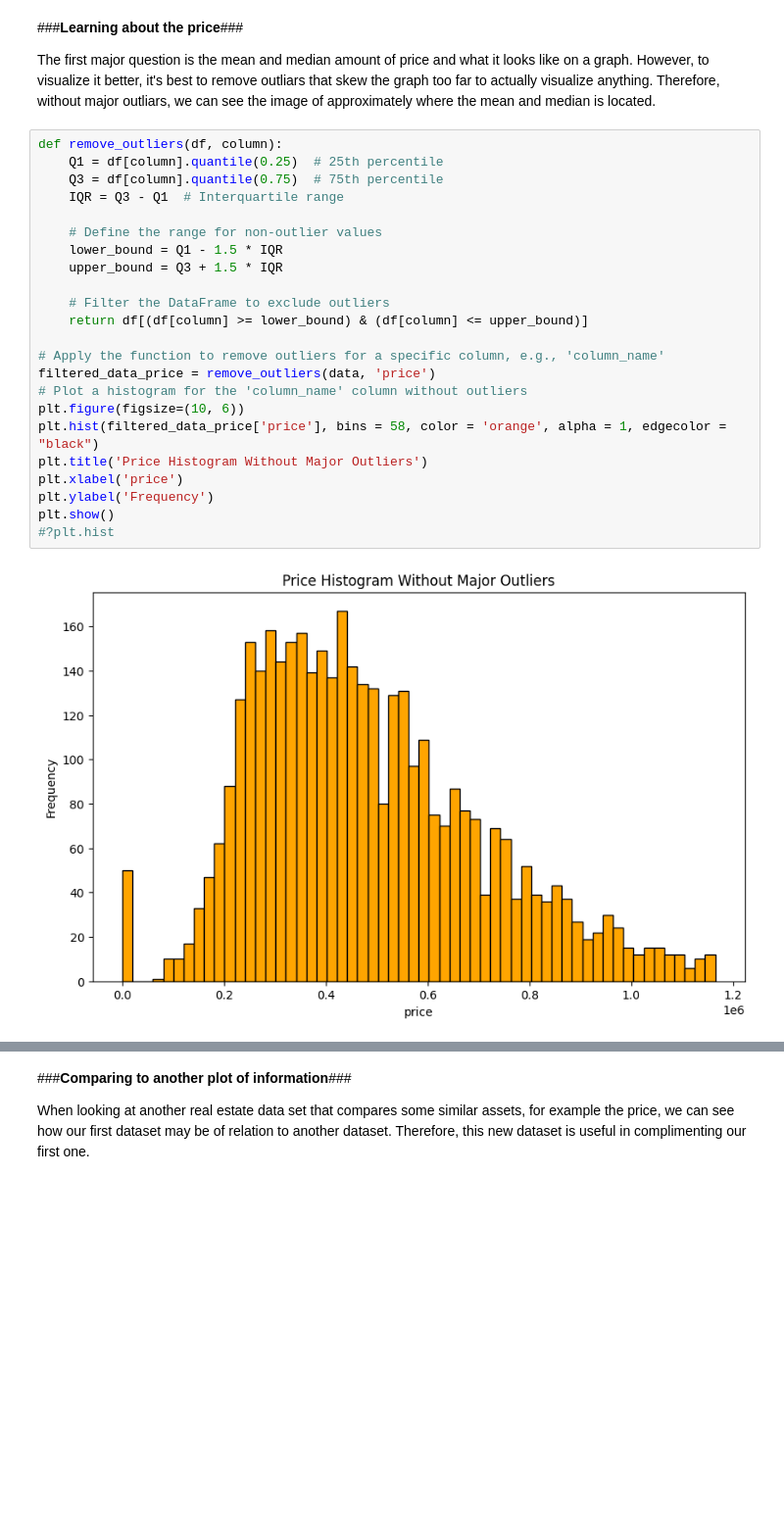
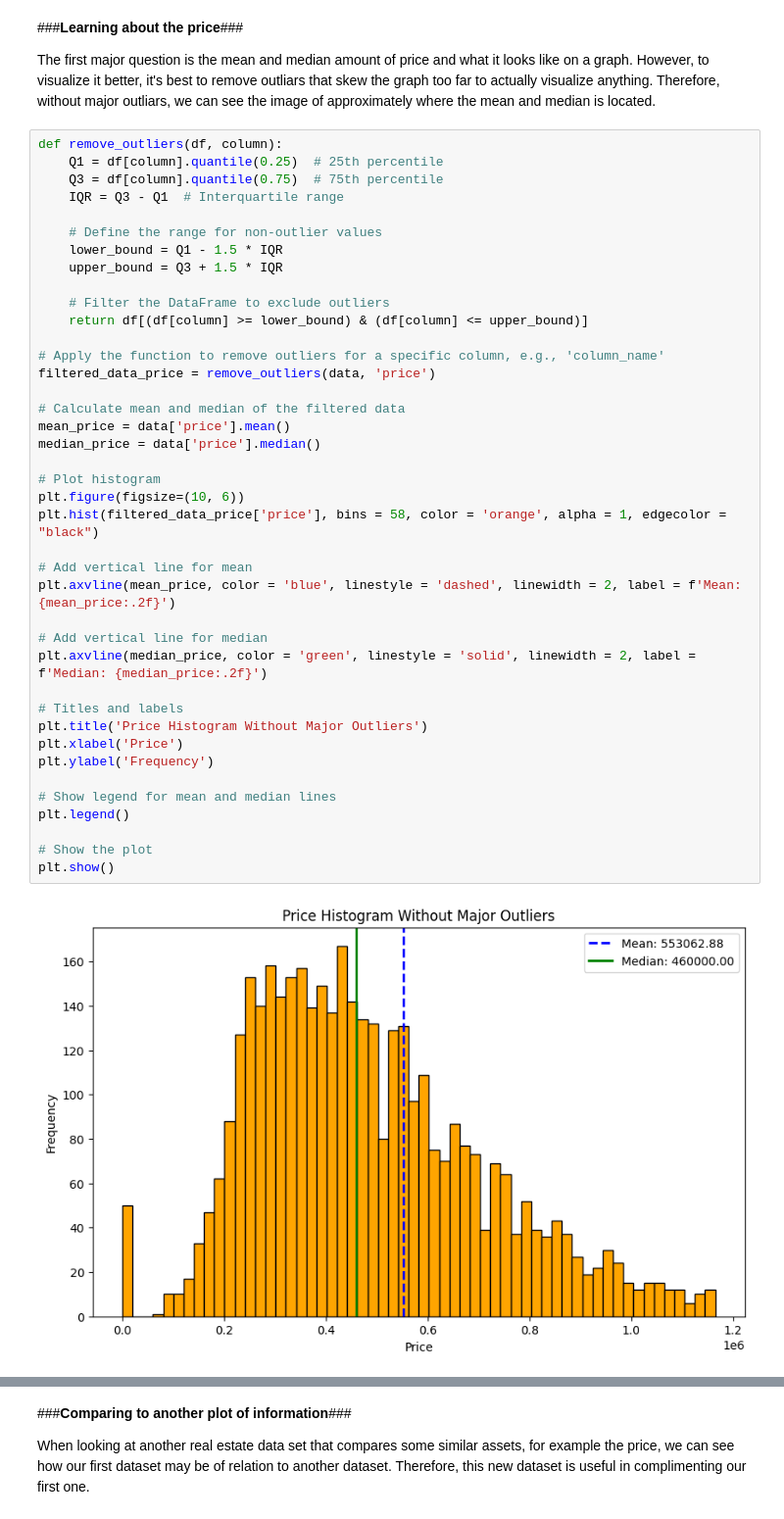
Before and after one commit to yorirocky/Getting_Into_Business, a Jupyter notebook: README.ipynb, the cells around one changed output, grey strips where cells are left out. Shown at 98% size. Drawn from its saved outputs; the diff is of its cells as text; blank space fills up the shorter version.

```diff
--- a/README.ipynb
+++ b/README.ipynb
@@ -186,25 +221,42 @@ The first major question is the mean and median amount of price and what it look
 # %%
 def remove_outliers(df, column):
     Q1 = df[column].quantile(0.25)  # 25th percentile
     Q3 = df[column].quantile(0.75)  # 75th percentile
     IQR = Q3 - Q1  # Interquartile range
 
     # Define the range for non-outlier values
     lower_bound = Q1 - 1.5 * IQR
     upper_bound = Q3 + 1.5 * IQR
 
     # Filter the DataFrame to exclude outliers
     return df[(df[column] >= lower_bound) & (df[column] <= upper_bound)]
 
 # Apply the function to remove outliers for a specific column, e.g., 'column_name'
 filtered_data_price = remove_outliers(data, 'price')
-# Plot a histogram for the 'column_name' column without outliers
+
+# Calculate mean and median of the filtered data
+mean_price = data['price'].mean()
+median_price = data['price'].median()
+
+# Plot histogram
 plt.figure(figsize=(10, 6))
 plt.hist(filtered_data_price['price'], bins = 58, color = 'orange', alpha = 1, edgecolor = "black")
+
+# Add vertical line for mean
+plt.axvline(mean_price, color = 'blue', linestyle = 'dashed', linewidth = 2, label = f'Mean: {mean_price:.2f}')
+
+# Add vertical line for median
+plt.axvline(median_price, color = 'green', linestyle = 'solid', linewidth = 2, label = f'Median: {median_price:.2f}')
+
+# Titles and labels
 plt.title('Price Histogram Without Major Outliers')
-plt.xlabel('price')
+plt.xlabel('Price')
 plt.ylabel('Frequency')
+
+# Show legend for mean and median lines
+plt.legend()
+
+# Show the plot
 plt.show()
-#?plt.hist
 # %% [output]
-[figure, old version]
+[figure, new version]
```
Also changed, not shown: parts of 12 cells of this notebook.
